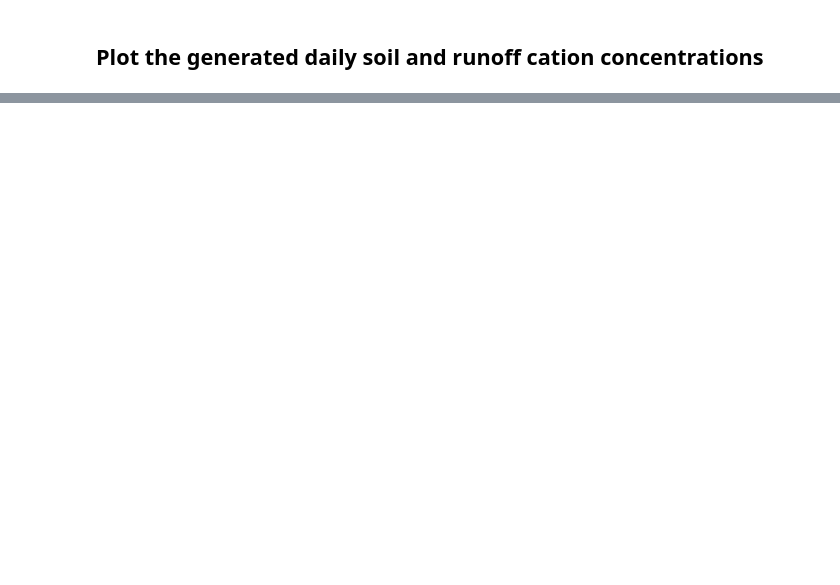
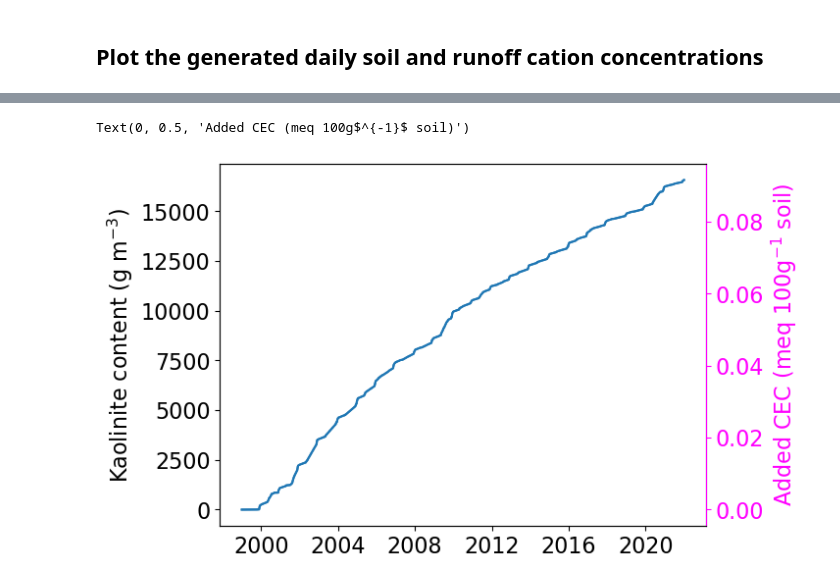
Before and after one commit to ypwong22/erw_scripts, a Jupyter notebook: plot_simulation_obs_HBR.ipynb, the cells around one changed output, grey strips where cells are left out. Saved outputs shown, nothing was run; the diff lists cells and outputs as text; code cells hidden in the pictures; blank space fills up the shorter version.

Commit message:
updated plotting

```diff
--- a/plot_simulation_obs_HBR.ipynb
+++ b/plot_simulation_obs_HBR.ipynb
@@ -586,0 +553,28 @@ hr.close()
+# %%
+# Potentential influence of kaolinite formation on soil CEC
+# : very small
+
+layer = 4 # kaolinite formation is largest quantity is in 5-th layer
+kaolinite = pd.DataFrame({
+    #'kaolinite': hr['secondary_mineral'][:,1,0], # g/m2
+    'kaolinite': hr['secondary_mineral_vr_2'][:, layer, 0], # g/m3
+    'bd_col': hr['bd_col'][:, layer, 0]*1e3 # kg/m3 => g/m3
+    }, index = tvec)
+kaolinite = kaolinite.loc[kaolinite.index.year >= 1999]
+
+fig, ax = plt.subplots()
+ax.plot(kaolinite.index, kaolinite['kaolinite'].values)
+ax.set_ylabel('Kaolinite content (g m$^{-3}$)')
+
+# convert to added CEC to the soil in meq/100g soil
+# bd_col is in kg/cm3 soil => 1e9 g/m3
+coef_exchange = 8 # cmolc/kg = meq/100g
+ax2 = ax.twinx()
+ax2.spines['right'].set_color('magenta')
+ax2.tick_params(axis='y', colors='magenta')
+ax2.yaxis.label.set_color('magenta')
+ax2.plot(kaolinite.index, (kaolinite['kaolinite']/100)*coef_exchange/(kaolinite['bd_col']/100) )
+ax2.set_ylabel('Added CEC (meq 100g$^{-1}$ soil)')
+# %% [output]
+Text(0, 0.5, 'Added CEC (meq 100g$^{-1}$ soil)')
+[figure, added]
```
Also changed, not shown: parts of 16 cells of this notebook, 14 other files.
